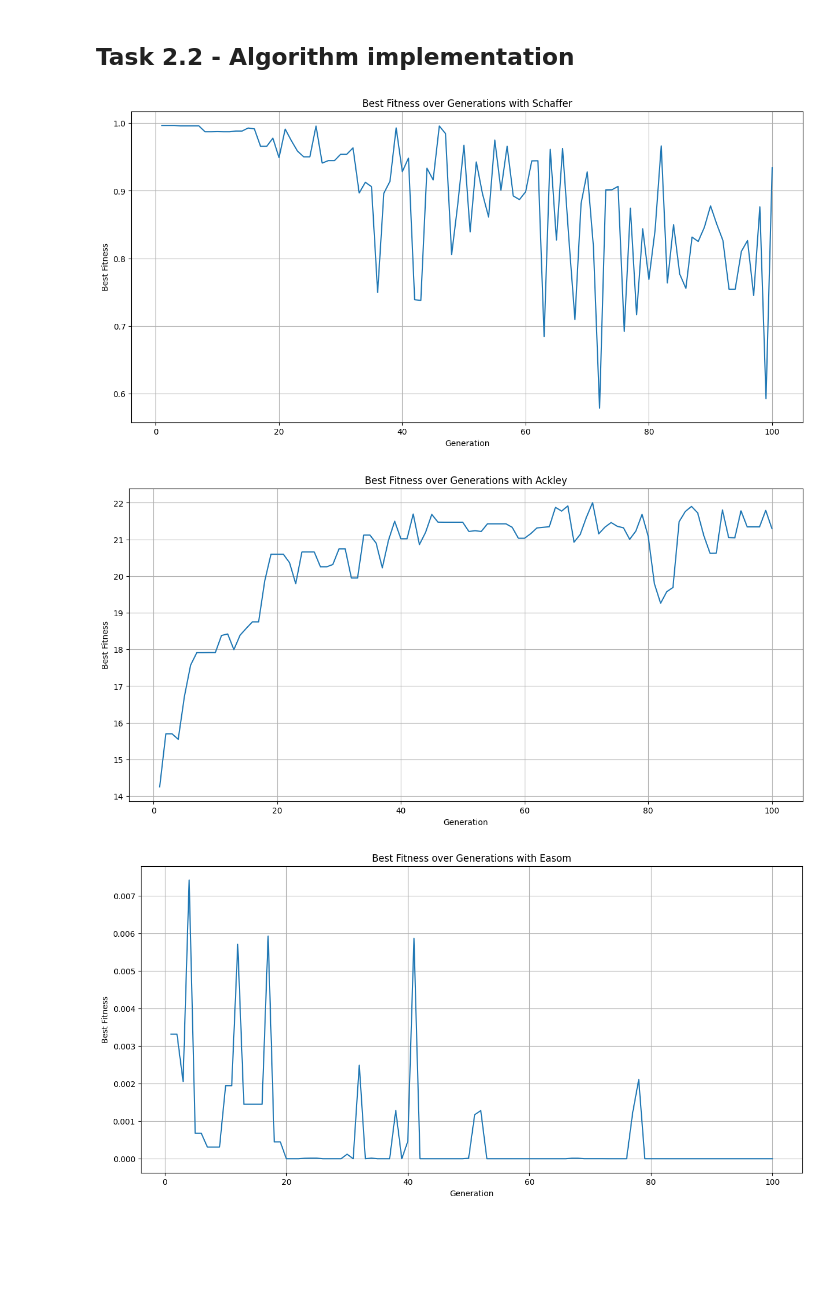
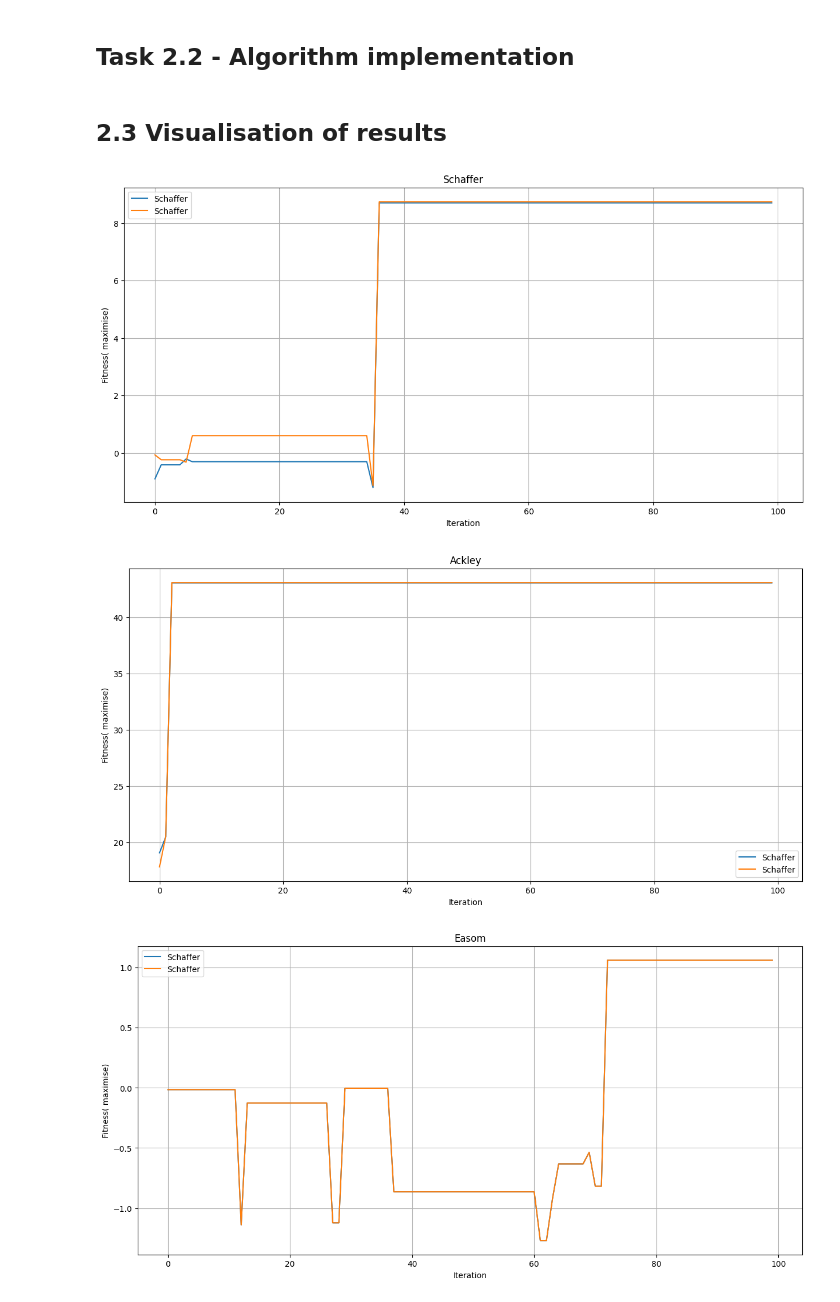
Before and after one commit to MichaelHooper36/COMP2002---Machine-Learning-and-Optimisation, a Jupyter notebook: Source Code/COMP2002Assessment.ipynb, the cells around one changed output. Saved outputs shown, nothing was run; the diff lists cells and outputs as text; code cells hidden in the pictures; blank space fills up the shorter version.

```diff
--- a/Source Code/COMP2002Assessment.ipynb
+++ b/Source Code/COMP2002Assessment.ipynb
@@ -398,27 +336,0 @@ def elitism_selection(population, current_generation, func):
-# %%
-problems = [schaffer, ackley, easom]
-titles = ["Schaffer", "Ackley", "Easom"]
-
-for problem, title in zip(problems, titles):
-    population.clear()
-    best_fitness.clear()
-    create_population(problem)
-
-    for generation in range(1, MAX_GENERATIONS + 1):
-        elitism_selection(population, current_generation, problem)
-        for individual in population:
-            individual.fitness = problem(individual.get_x(), individual.get_y())
-        best_person = max(population, key=lambda x: np.max(x.fitness))
-        best_fitness.append(np.max(best_person.fitness))
-
-    plt.figure(figsize=(15, 7))
-    plt.plot(range(1, len(best_fitness) + 1), best_fitness)
-    plt.xlabel('Generation')
-    plt.ylabel('Best Fitness')
-    plt.title('Best Fitness over Generations with ' + title)
-    plt.grid()
-    plt.show()
-# %% [output]
-[figure, removed]
-[figure, removed]
-[figure, removed]
@@ -424,0 +366,28 @@ for problem, title in zip(problems, titles):
+# %% [markdown]
+## 2.3 Visualisation of results
+# %%
+# Find the average fitness for the Schaffer function
+schaff_x, schaff_y, schaff_ylist = optimise(schaffer, GaussianMutation(), POPULATION_SIZE, greaterThanOrEqual)
+
+# Find the average fitness for the Ackley function
+ackl_x, ackl_y, ackl_ylist = optimise(ackley, GaussianMutation(), POPULATION_SIZE, greaterThanOrEqual)
+
+# Find the average fitness for the Easom function
+eas_x, eas_y, eas_ylist = optimise(easom, GaussianMutation(), POPULATION_SIZE, greaterThanOrEqual)
+# %%
+fitness = [schaff_ylist, ackl_ylist, eas_ylist]
+titles = ["Schaffer", "Ackley", "Easom"]
+
+for fit, title in zip(fitness, titles):
+    plt.figure(figsize=(15, 7))
+    plt.plot(fit, label="Schaffer")
+    plt.grid()
+    plt.title(title)
+    plt.xlabel("Iteration")
+    plt.ylabel("Fitness( maximise)")
+    plt.legend()
+    plt.show()
+# %% [output]
+[figure, added]
+[figure, added]
+[figure, added]
```
Also changed, not shown: parts of 6 cells of this notebook.
